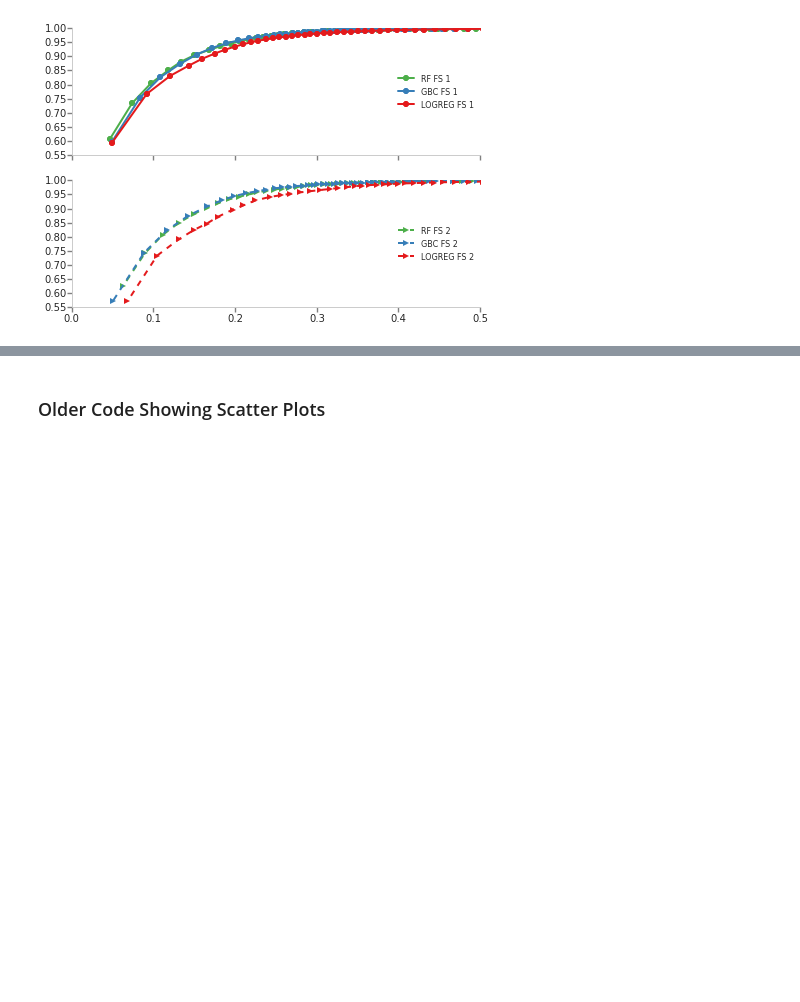
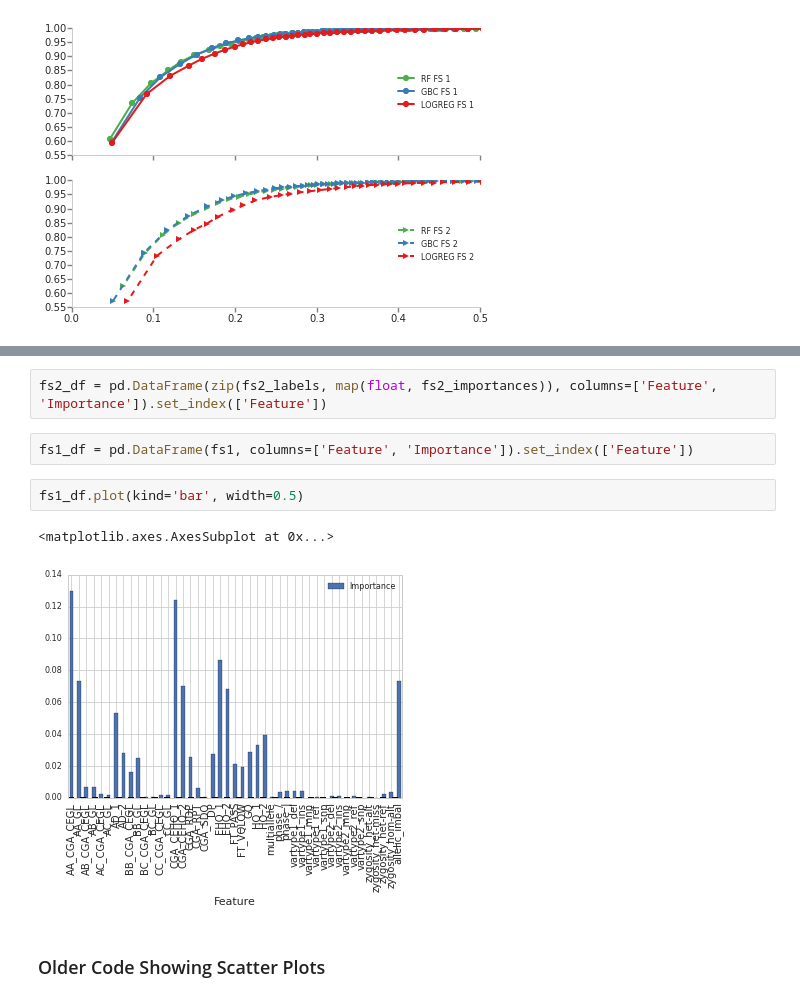
Before and after one commit to Schork-Lab/cg-classifier, a Jupyter notebook: ipynb/figure 3.ipynb, the cells around one changed output, grey strips where cells are left out. Saved outputs shown, nothing was run; the diff lists cells and outputs as text; blank space fills up the shorter version.

```diff
--- a/ipynb/figure 3.ipynb
+++ b/ipynb/figure 3.ipynb
@@ -104,3 +155,12 @@ fig
+# %%
+fs2_df = pd.DataFrame(zip(fs2_labels, map(float, fs2_importances)), columns=['Feature', 'Importance']).set_index(['Feature'])
+# %%
+fs1_df = pd.DataFrame(fs1, columns=['Feature', 'Importance']).set_index(['Feature'])
+# %%
+fs1_df.plot(kind='bar', width=0.5)
+# %% [output]
+<matplotlib.axes.AxesSubplot at 0x...>
+[figure, added]
 # %% [markdown]
 ### Older Code Showing Scatter Plots
 # %% [markdown]
```
Also changed, not shown: parts of 7 cells of this notebook.
